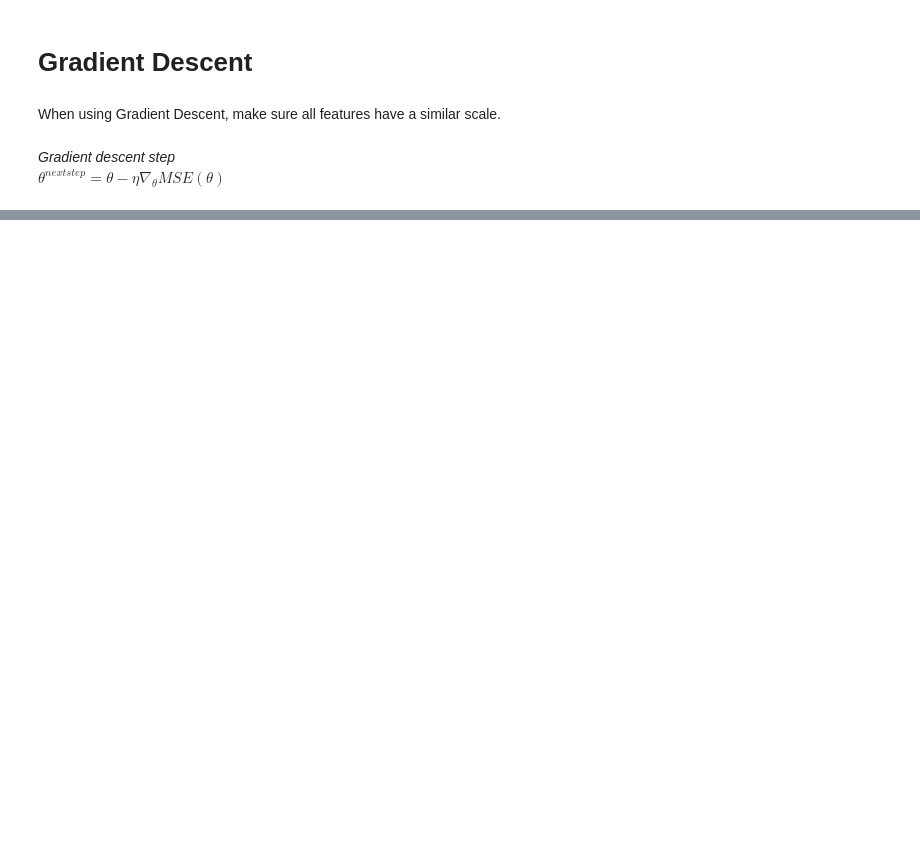
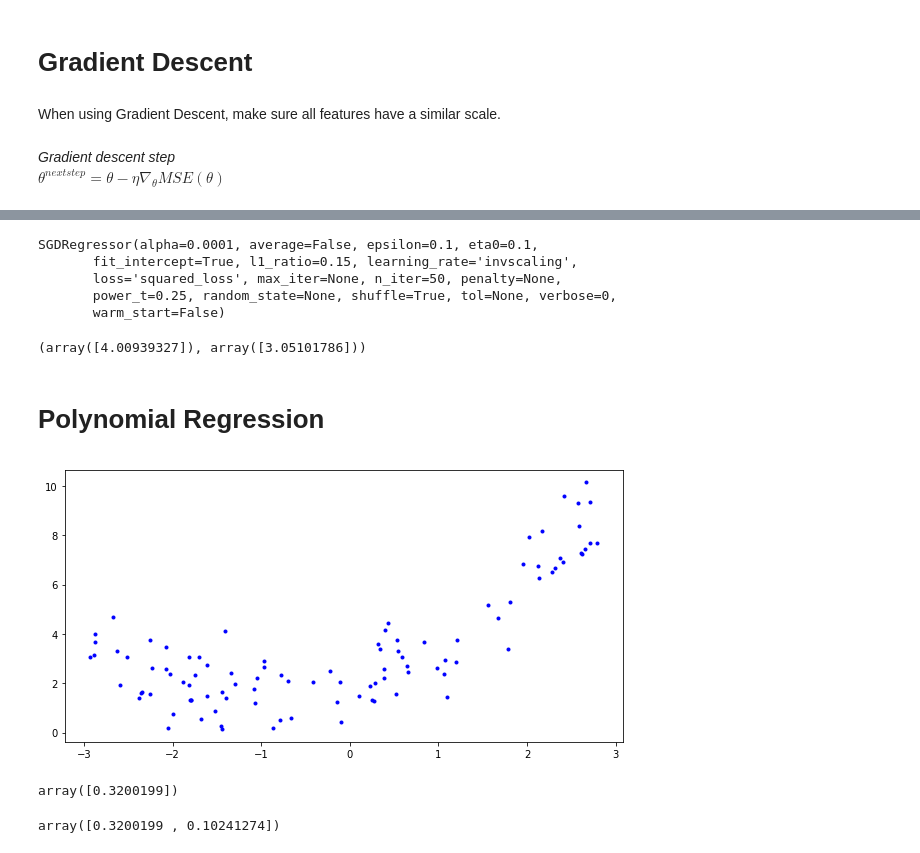
Before and after one commit to Quarint/hands-on-machine-learning, a Jupyter notebook: Training Models.ipynb, the cells around one changed output, grey strips where cells are left out. Cells and saved outputs as stored; diff of their text form; code cells hidden in the pictures; blank space fills up the shorter version.

Commit message:
training models done

```diff
--- a/Training Models.ipynb
+++ b/Training Models.ipynb
@@ -106,0 +107,40 @@ array([[3.93611323],
+# %%
+# SGD with scikit.learn
+
+from sklearn.linear_model import SGDRegressor
+
+sgd_reg = SGDRegressor(n_iter=50, penalty=None, eta0=0.1)
+sgd_reg.fit(X, y.ravel())
+# %% [output]
+SGDRegressor(alpha=0.0001, average=False, epsilon=0.1, eta0=0.1,
+       fit_intercept=True, l1_ratio=0.15, learning_rate='invscaling',
+       loss='squared_loss', max_iter=None, n_iter=50, penalty=None,
+       power_t=0.25, random_state=None, shuffle=True, tol=None, verbose=0,
+       warm_start=False)
+# %%
+sgd_reg.intercept_, sgd_reg.coef_
+# %% [output]
+(array([4.00939327]), array([3.05101786]))
+# %% [markdown]
+# Polynomial Regression
+# %%
+m = 100
+X = 6 * np.random.rand(m, 1) - 3
+# %%
+y = 0.5 * X**2 + X + 2 + np.random.randn(m, 1)
+plt.figure(figsize = (10, 5))
+plt.plot(X, y, 'b.')
+plt.show()
+# %% [output]
+[figure, added]
+# %%
+from sklearn.preprocessing import PolynomialFeatures
+poly_features = PolynomialFeatures(degree=2, include_bias=False)
+X_poly = poly_features.fit_transform(X)
+X[0]
+# %% [output]
+array([0.3200199])
+# %%
+X_poly[0]
+# %% [output]
+array([0.3200199 , 0.10241274])
```
Also changed, not shown: parts of 55 cells of this notebook.
